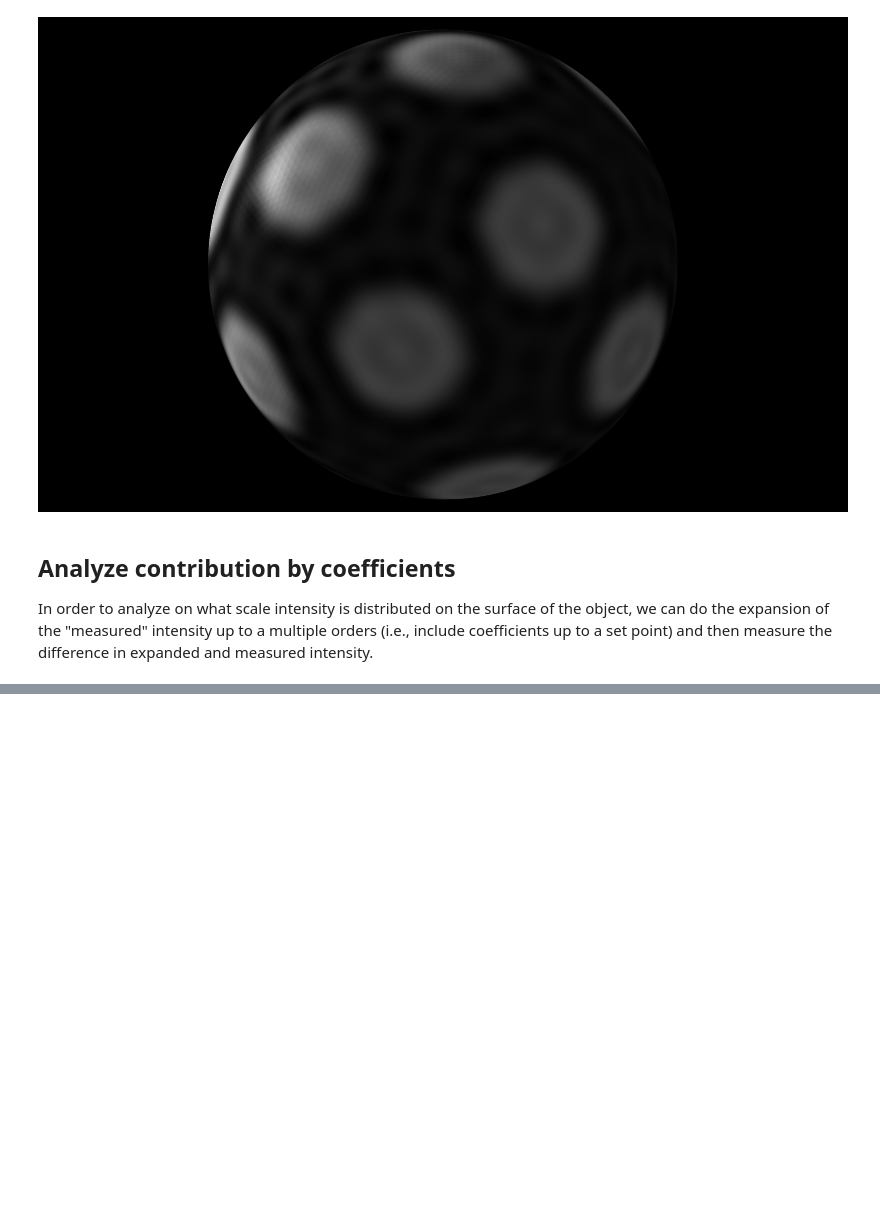
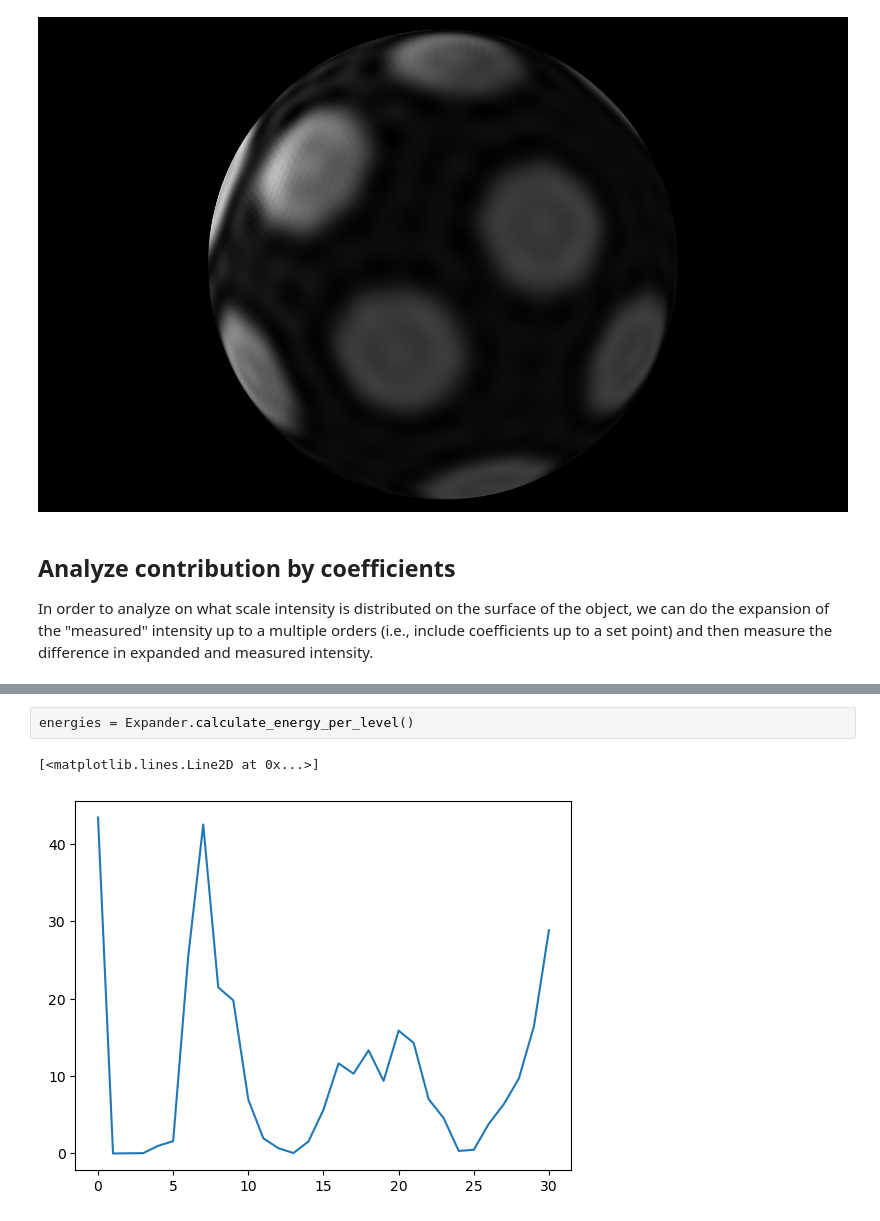
Before and after one commit to jo-mueller/napari-shape-odyssey, a Jupyter notebook: docs/notebooks/spectral_analysis/spectral_intensity_decomposition.ipynb, the cells around one changed output, grey strips where cells are left out. Saved outputs shown, nothing was run; the diff lists cells and outputs as text; blank space fills up the shorter version.

```diff
--- a/docs/notebooks/spectral_analysis/spectral_intensity_decomposition.ipynb
+++ b/docs/notebooks/spectral_analysis/spectral_intensity_decomposition.ipynb
@@ -62,0 +60,5 @@ ax.plot(n_coefficients, means, label='mean')
+# %%
+energies = Expander.calculate_energy_per_level()
+# %% [output]
+[<matplotlib.lines.Line2D at 0x...>]
+[figure, added]
```
Also changed, not shown: parts of 5 cells of this notebook, 2 other files.
